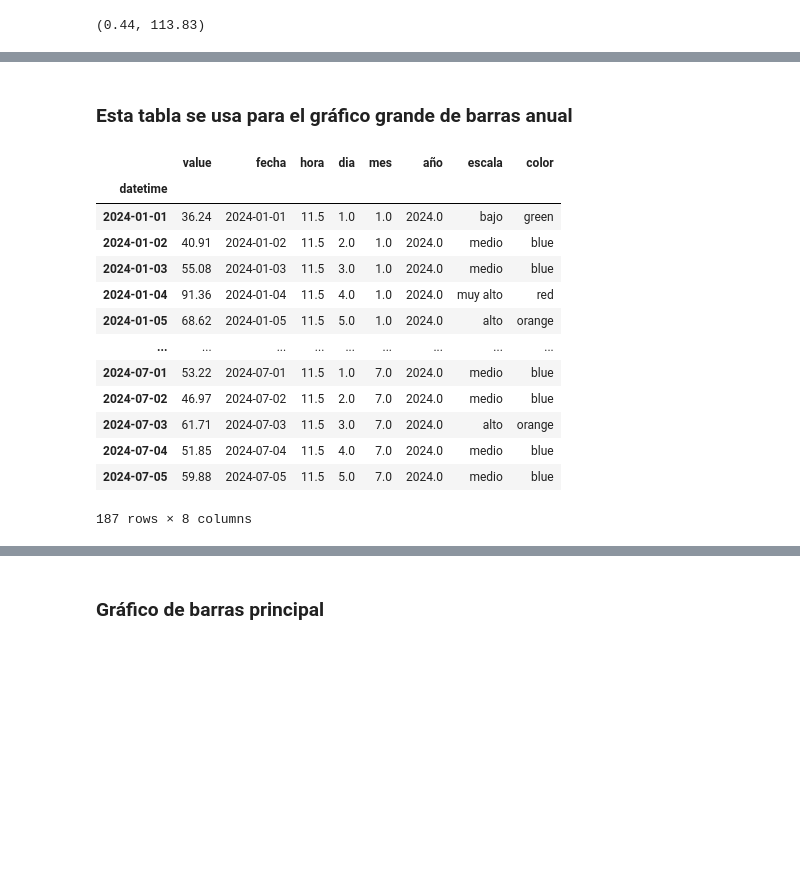
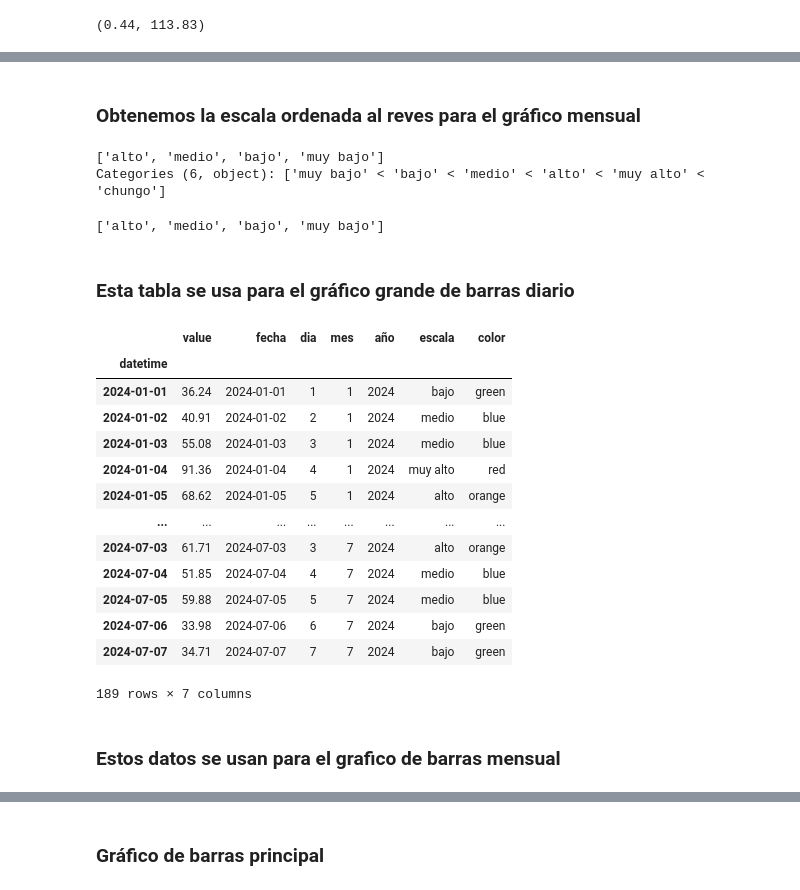
Before and after one commit to PowerAvenger/escalacv, a Jupyter notebook: backend.ipynb, the cells around one changed output, grey strips where cells are left out. Cells and saved outputs as stored; diff of their text form; code cells hidden in the pictures; blank space fills up the shorter version.

Commit message:
añadido grafico interactivo

```diff
--- a/backend.ipynb
+++ b/backend.ipynb
@@ -189,5 +294,6 @@ colores = {
     'medio': 'blue',
     'alto': 'orange',
     'muy alto': 'red',
-    'chungo': 'purple'
+    'chungo': 'purple',
+    'xtrem':'black'
 }
@@ -211,0 +338,2 @@ datos_dia
+# %%
+valor_asignado_a_rango = {row['valor_asignado']: row['rango'] for _, row in df_limites.iterrows()}
@@ -211,0 +388,3 @@ datos_dia
+# %%
+escala_dia=datos_dia['escala'].unique()
+escala_dia
@@ -211,0 +394,3 @@ datos_dia
+# %%
+escala_ordenada_dia = sorted(escala_dia, key=lambda x: valor_asignado_a_rango[x], reverse=True)
+escala_ordenada_dia
@@ -212,21 +412,36 @@ datos_dia
+# %% [markdown]
+### Obtenemos la escala ordenada al reves para el gráfico mensual
+# %%
+escala_mes= datos_mes['escala'].unique()
+escala_mes
+# %% [output]
+['alto', 'medio', 'bajo', 'muy bajo']
+Categories (6, object): ['muy bajo' < 'bajo' < 'medio' < 'alto' < 'muy alto' < 'chungo']
+# %%
+escala_ordenada_mes = sorted(escala_mes, key=lambda x: valor_asignado_a_rango[x], reverse=True)
+escala_ordenada_mes
+# %% [output]
+['alto', 'medio', 'bajo', 'muy bajo']
 # %% [markdown]
-### Esta tabla se usa para el gráfico grande de barras anual
+### Esta tabla se usa para el gráfico grande de barras diario
 # %%
-escala_ordenada= ['chungo', 'muy alto','alto','medio','bajo','muy bajo']
-datos_dia['escala']=pd.Categorical(datos_dia['escala'],categories=escala_ordenada, ordered=True)
+
+datos_dia['escala']=pd.Categorical(datos_dia['escala'],categories=escala_ordenada_dia, ordered=True)
 datos_dia
 # %% [output]
-|  | value | fecha | hora | dia | mes | año | escala | color |
-| datetime |  |  |  |  |  |  |  |  |
-| 2024-01-01 | 36.24 | 2024-01-01 | 11.5 | 1.0 | 1.0 | 2024.0 | bajo | green |
-| 2024-01-02 | 40.91 | 2024-01-02 | 11.5 | 2.0 | 1.0 | 2024.0 | medio | blue |
-| 2024-01-03 | 55.08 | 2024-01-03 | 11.5 | 3.0 | 1.0 | 2024.0 | medio | blue |
-| 2024-01-04 | 91.36 | 2024-01-04 | 11.5 | 4.0 | 1.0 | 2024.0 | muy alto | red |
-| 2024-01-05 | 68.62 | 2024-01-05 | 11.5 | 5.0 | 1.0 | 2024.0 | alto | orange |
-| ... | ... | ... | ... | ... | ... | ... | ... | ... |
-| 2024-07-01 | 53.22 | 2024-07-01 | 11.5 | 1.0 | 7.0 | 2024.0 | medio | blue |
-| 2024-07-02 | 46.97 | 2024-07-02 | 11.5 | 2.0 | 7.0 | 2024.0 | medio | blue |
-| 2024-07-03 | 61.71 | 2024-07-03 | 11.5 | 3.0 | 7.0 | 2024.0 | alto | orange |
-| 2024-07-04 | 51.85 | 2024-07-04 | 11.5 | 4.0 | 7.0 | 2024.0 | medio | blue |
-| 2024-07-05 | 59.88 | 2024-07-05 | 11.5 | 5.0 | 7.0 | 2024.0 | medio | blue |
+|  | value | fecha | dia | mes | año | escala | color |
+| datetime |  |  |  |  |  |  |  |
+| 2024-01-01 | 36.24 | 2024-01-01 | 1 | 1 | 2024 | bajo | green |
+| 2024-01-02 | 40.91 | 2024-01-02 | 2 | 1 | 2024 | medio | blue |
+| 2024-01-03 | 55.08 | 2024-01-03 | 3 | 1 | 2024 | medio | blue |
+| 2024-01-04 | 91.36 | 2024-01-04 | 4 | 1 | 2024 | muy alto | red |
+| 2024-01-05 | 68.62 | 2024-01-05 | 5 | 1 | 2024 | alto | orange |
+| ... | ... | ... | ... | ... | ... | ... | ... |
+| 2024-07-03 | 61.71 | 2024-07-03 | 3 | 7 | 2024 | alto | orange |
+| 2024-07-04 | 51.85 | 2024-07-04 | 4 | 7 | 2024 | medio | blue |
+| 2024-07-05 | 59.88 | 2024-07-05 | 5 | 7 | 2024 | medio | blue |
+| 2024-07-06 | 33.98 | 2024-07-06 | 6 | 7 | 2024 | bajo | green |
+| 2024-07-07 | 34.71 | 2024-07-07 | 7 | 7 | 2024 | bajo | green |
-187 rows × 8 columns
+189 rows × 7 columns
+# %% [markdown]
+### Estos datos se usan para el grafico de barras mensual
```
Also changed, not shown: parts of 58 cells of this notebook, 3 other files.
